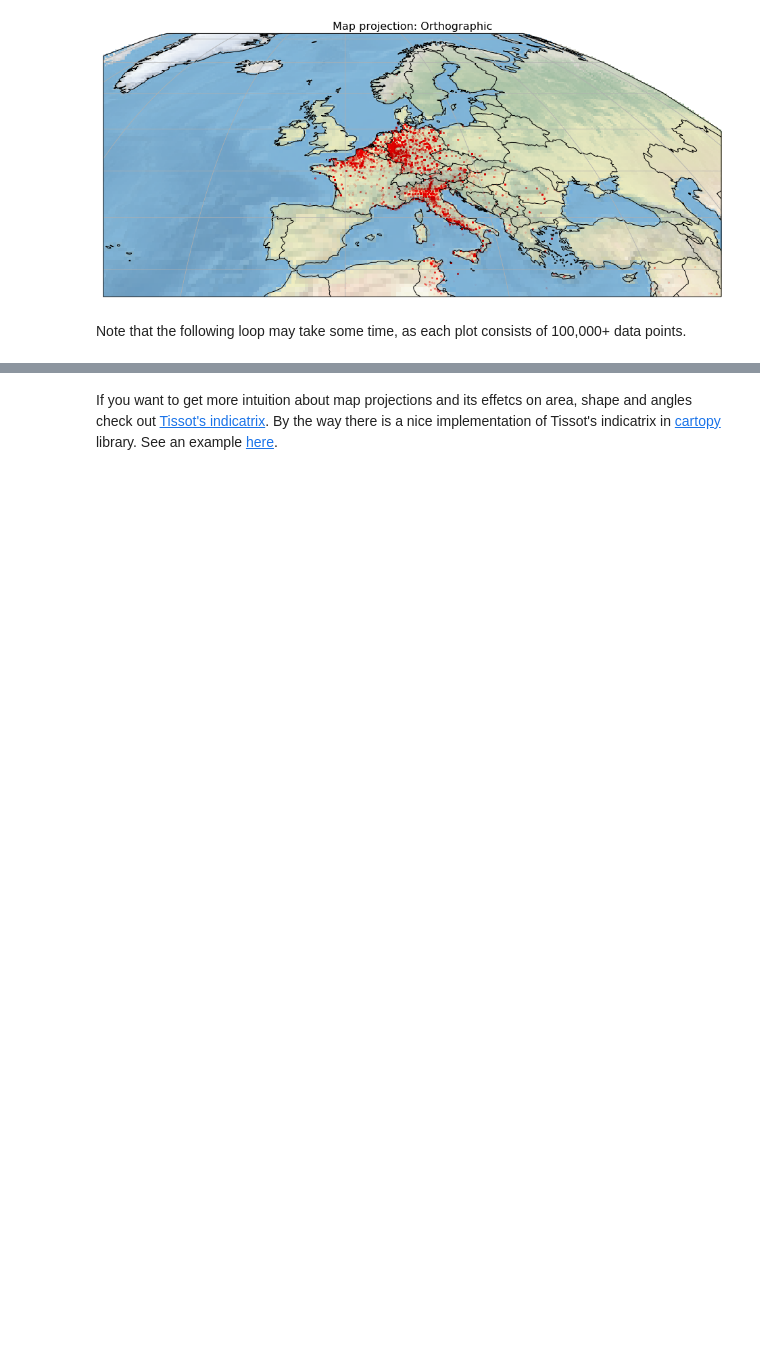
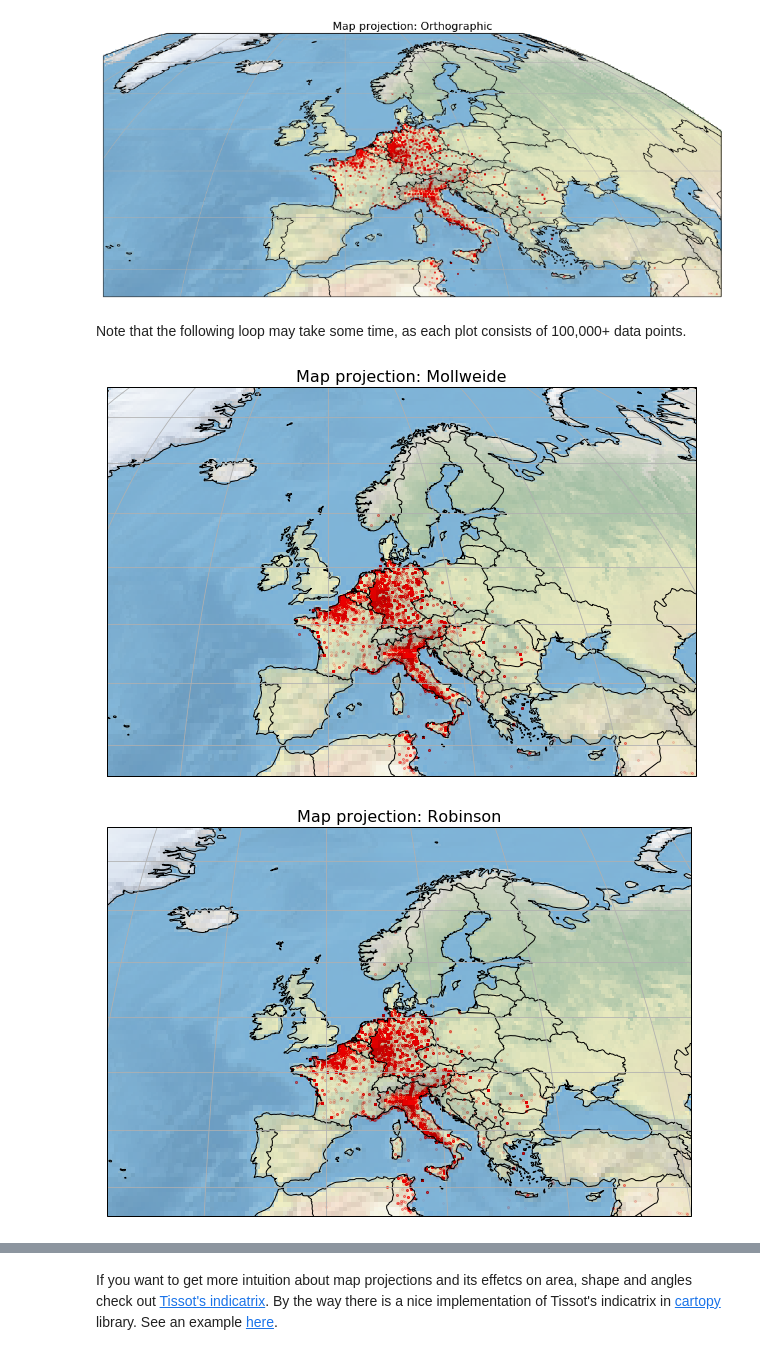
Before and after one commit to eotp/workshop-data-science-CODE, a Jupyter notebook: notebooks/03c - Exploratory Data Analysis WW2 - Data preparation.ipynb, the cells around one changed output, grey strips where cells are left out. Saved outputs shown, nothing was run; the diff lists cells and outputs as text; code cells hidden in the pictures; blank space fills up the shorter version.

```diff
--- a/notebooks/03c - Exploratory Data Analysis WW2 - Data preparation.ipynb
+++ b/notebooks/03c - Exploratory Data Analysis WW2 - Data preparation.ipynb
@@ -614,6 +614,7 @@ bb_europe.plot(ax=base, alpha=0.5);
 # %% [markdown]
 **Subset (intersect) the GeoPandas `DataFrame` with the bounding box of Europe**
 # %%
-gdf_europe = gpd.sjoin(gdf, bb_europe, how="inner", op='intersects')
+gdf_europe = gpd.sjoin(gdf, bb_europe, how="inner", op='intersects',).drop("index_right", axis=1)
+
 print(gdf_europe.shape)
 # %% [output]
@@ -674,5 +675,8 @@ hf.cuteplot(gpd=gdf_europe, crs="Orthographic", title="Map projection: Orthograp
 # %% [markdown]
 Note that the following loop may take some time, as each plot consists of 100,000+ data points.
 # %%
-#for proj in ["Mollweide", "Robinson", "PlateCarree", "UTM32N"]:
-#    hf.cuteplot(gpd=gdf_europe, crs=proj, title="Map projection: " + proj)
+for proj in ["Mollweide", "Robinson", "PlateCarree", "UTM32N"]:
+    hf.cuteplot(gpd_df=gdf_europe, crs=proj, title="Map projection: " + proj)
+# %% [output]
+[figure, added]
+[figure, added]
```
Also changed, not shown: parts of 8 cells of this notebook, 11 other files.
